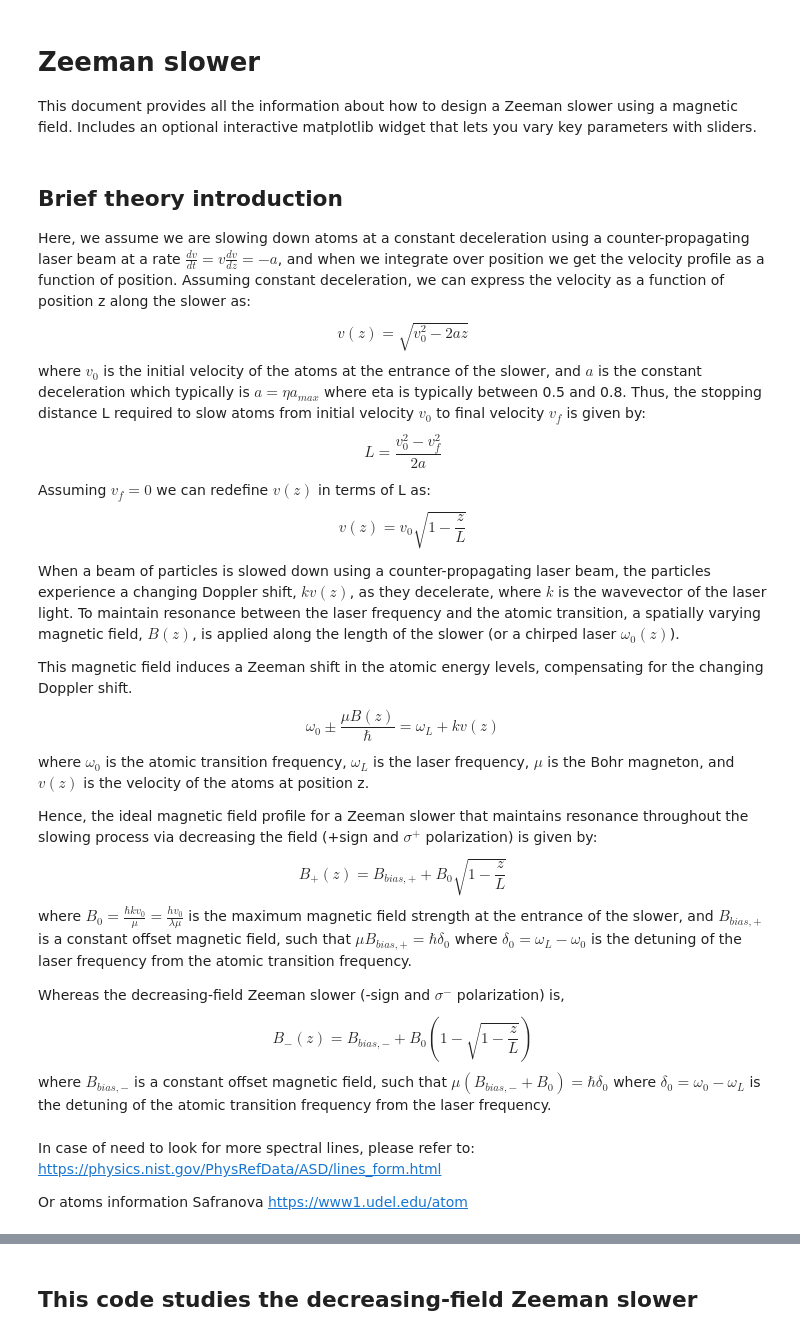
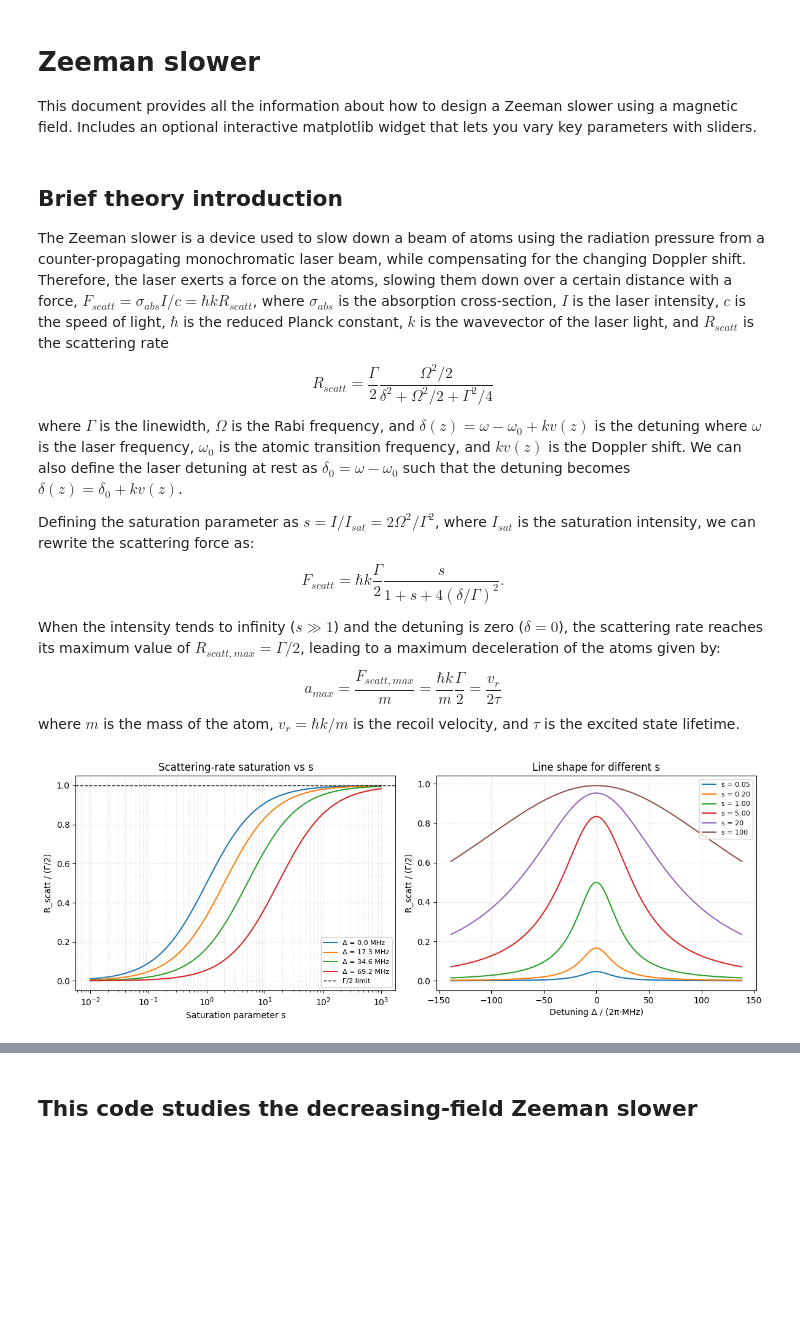
Before and after one commit to Eric-Vidal-hub/PhD_simulations, a Jupyter notebook: ZS_interactive_EVM.ipynb, the cells around one changed output, grey strips where cells are left out. Drawn from its saved outputs; the diff is of its cells as text; code cells hidden in the pictures; blank space fills up the shorter version.

```diff
--- a/ZS_interactive_EVM.ipynb
+++ b/ZS_interactive_EVM.ipynb
@@ -5,32 +5,58 @@ Includes an optional interactive matplotlib widget that lets you vary key parame
 # %% [markdown]
 ## Brief theory introduction
 
+The Zeeman slower is a device used to slow down a beam of atoms using the radiation pressure from a counter-propagating monochromatic laser beam, while compensating for the changing Doppler shift.
+Therefore, the laser exerts a force on the atoms, slowing them down over a certain distance with a force, $F_{scatt} = \sigma_{abs} I/c = \hbar k R_{scatt}$, where $\sigma_{abs}$ is the absorption cross-section, $I$ is the laser intensity, $c$ is the speed of light, $\hbar$ is the reduced Planck constant, $k$ is the wavevector of the laser light, and $R_{scatt}$ is the scattering rate $$R_{scatt} = \frac{\Gamma}{2} \frac{\Omega^2/2}{\delta^2+\Omega^2/2+\Gamma^2/4}$$ where $\Gamma$ is the linewidth, $\Omega$ is the Rabi frequency, and $\delta (z) = \omega - \omega_0 +kv(z)$ is the detuning where $\omega$ is the laser frequency, $\omega_0$ is the atomic transition frequency, and $kv(z)$ is the Doppler shift.
+We can also define the laser detuning at rest as $\delta_0 = \omega - \omega_0$ such that the detuning becomes $\delta (z) = \delta_0 +kv(z)$.
 
-Here, we assume we are slowing down atoms at a constant deceleration using a counter-propagating laser beam at a rate $\frac{dv}{dt} = v \frac{dv}{dz} = - a$, and when we integrate over position we get the velocity profile as a function of position. Assuming constant deceleration, we can express the velocity as a function of position z along the slower as:
-$$v(z) = \sqrt{v_0^2 - 2 a z}$$
-where $v_0$ is the initial velocity of the atoms at the entrance of the slower, and $a$ is the constant deceleration which typically is $a=\eta a_{max}$ where eta is typically between 0.5 and 0.8.
-Thus, the stopping distance L required to slow atoms from initial velocity $v_0$ to final velocity $v_f$ is given by:
-$$L = \frac{v_0^2 - v_f^2}{2 a}$$
+Defining the saturation parameter as $s = I/I_{sat} = 2 \Omega^2/\Gamma^2$, where $I_{sat}$ is the saturation intensity, we can rewrite the scattering force as:$$F_{scatt} = \hbar k \frac{\Gamma}{2} \frac{s}{1+s+4(\delta/\Gamma)^2}.$$
 
-Assuming $v_f=0$ we can redefine $v(z)$ in terms of L as:
-$$v(z) = v_0 \sqrt{1 - \frac{z}{L}}$$
-
-When a beam of particles is slowed down using a counter-propagating laser beam, the particles experience a changing Doppler shift, $k v(z)$, as they decelerate, where $k$ is the wavevector of the laser light.
-To maintain resonance between the laser frequency and the atomic transition, a spatially varying magnetic field, $B(z)$, is applied along the length of the slower (or a chirped laser $\omega_0 (z)$).
-
-This magnetic field induces a Zeeman shift in the atomic energy levels, compensating for the changing Doppler shift.
-$$\omega_0 \pm \frac{\mu B(z)}{\hbar} = \omega_L + k v(z)$$
-where $\omega_0$ is the atomic transition frequency, $\omega_L$ is the laser frequency, $\mu$ is the Bohr magneton, and $v(z)$ is the velocity of the atoms at position z.
-
-Hence, the ideal magnetic field profile for a Zeeman slower that maintains resonance throughout the slowing process via decreasing the field (+sign and $\sigma^+$ polarization) is given by:
-$$B_+(z) = B_{bias,+} + B_0\sqrt{1-\frac{z}{L}}$$
-where $B_0 = \frac{\hbar k v_0}{\mu} = \frac{h v_0}{\lambda \mu}$ is the maximum magnetic field strength at the entrance of the slower, and $B_{bias,+}$ is a constant offset magnetic field, such that $\mu B_{bias,+} = \hbar \delta_0$ where $\delta_0 = \omega_L - \omega_0$ is the detuning of the laser frequency from the atomic transition frequency.
-
-Whereas the decreasing-field Zeeman slower (-sign and $\sigma^-$ polarization) is,
-$$B_-(z) = B_{bias,-} + B_0\left(1-\sqrt{1-\frac{z}{L}}\right)$$
-where $B_{bias,-}$ is a constant offset magnetic field, such that $\mu (B_{bias,-} + B_0)= \hbar \delta_0$ where $\delta_0 = \omega_0 - \omega_L$ is the detuning of the atomic transition frequency from the laser frequency.
+When the intensity tends to infinity ($s \gg 1$) and the detuning is zero ($\delta = 0$), the scattering rate reaches its maximum value of $R_{scatt,max} = \Gamma/2$, leading to a maximum deceleration of the atoms given by:
+$$a_{max} = \frac{F_{scatt,max}}{m} = \frac{\hbar k}{m} \frac{\Gamma}{2} = \frac{v_r}{2\tau}$$
+where $m$ is the mass of the atom, $v_r = \hbar k / m$ is the recoil velocity, and $\tau$ is the excited state lifetime.
-# %% [markdown]
-In case of need to look for more spectral lines, please refer to: https://physics.nist.gov/PhysRefData/ASD/lines_form.html
-
-Or atoms information Safranova
-https://www1.udel.edu/atom
+# %%
+# Visualize how the scattering rate depends on saturation parameter and detuning
+import numpy as np
+import matplotlib.pyplot as plt
+
+def scattering_rate(s, delta, gamma):
+    return 0.5 * gamma * (s / (1.0 + s + 4.0 * (delta / gamma) ** 2))
+
+current_species = species_data[species.value]
+gamma_val = current_species["gamma"]
+
+s_values = np.logspace(-2, 3, 400)
+detuning_values = np.linspace(-4 * gamma_val, 4 * gamma_val, 600)
+
+detuning_samples = [0.0, 0.5 * gamma_val, 1.0 * gamma_val, 2.0 * gamma_val]
+saturation_samples = [0.05, 0.2, 1.0, 5.0, 20.0, 100.0]
+
+rates_vs_s = {delta: scattering_rate(s_values, delta, gamma_val) for delta in detuning_samples}
+rates_vs_delta = {s: scattering_rate(s, detuning_values, gamma_val) for s in saturation_samples}
+
+fig, (ax_left, ax_right) = plt.subplots(1, 2, figsize=(12, 4.5))
+
+for delta, rates in rates_vs_s.items():
+    label = f"Δ = {delta / (2 * math.pi * 1e6):.1f} MHz"
+    ax_left.plot(s_values, rates / (gamma_val / 2), label=label)
+ax_left.axhline(1.0, color="k", ls="--", lw=1, label="Γ/2 limit")
+ax_left.set_xscale("log")
+ax_left.set_xlabel("Saturation parameter s")
+ax_left.set_ylabel("R_scatt / (Γ/2)")
+ax_left.set_title("Scattering-rate saturation vs s")
+ax_left.legend(loc="lower right", fontsize=8)
+ax_left.grid(True, which="both", ls=":", alpha=0.5)
+
+for s_val, rates in rates_vs_delta.items():
+    label = f"s = {s_val:.2f}" if s_val < 10 else f"s = {s_val:.0f}"
+    ax_right.plot(detuning_values / (2 * math.pi * 1e6), rates / (gamma_val / 2), label=label)
+ax_right.set_xlabel("Detuning Δ / (2π·MHz)")
+ax_right.set_ylabel("R_scatt / (Γ/2)")
+ax_right.set_title("Line shape for different s")
+ax_right.legend(loc="upper right", fontsize=8)
+ax_right.grid(True, ls=":", alpha=0.5)
+
+plt.tight_layout()
+plt.show()
+# %% [output]
+[figure, added]
```
Also changed, not shown: parts of 8 cells of this notebook.
